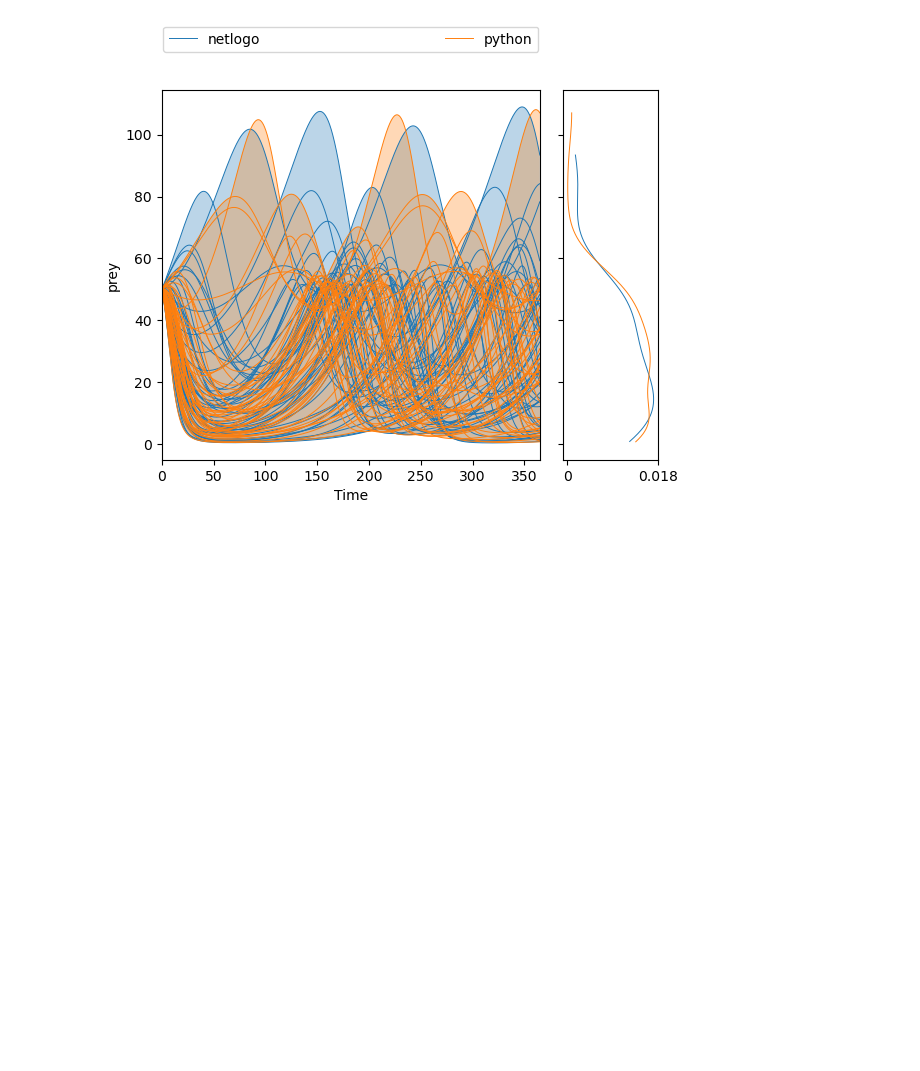
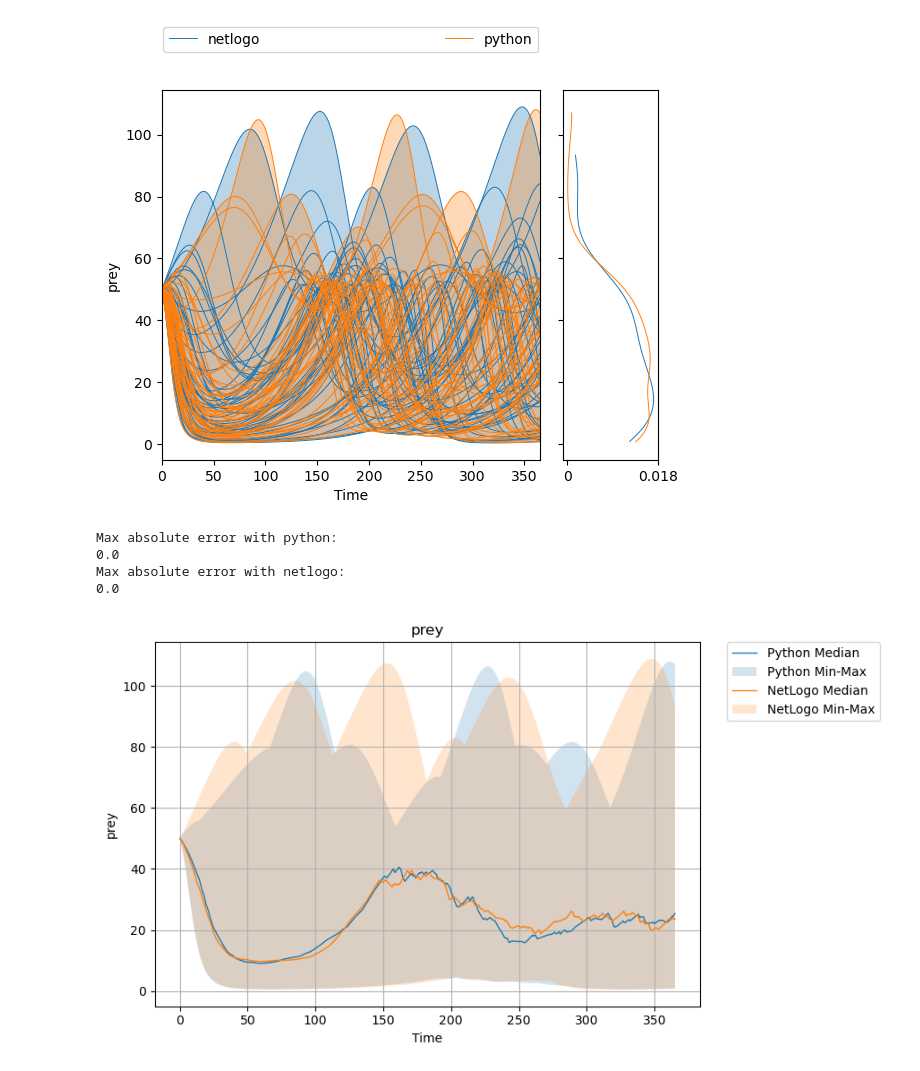
Before and after one commit to racheldelvin/epa141A_open, a Jupyter notebook: Week 1-2 - general intro to exploratory modelling/assignment 3 - multimodel_assignment.ipynb, the cells around one changed output. Saved outputs shown, nothing was run; the diff lists cells and outputs as text; code cells hidden in the pictures; blank space fills up the shorter version.

```diff
--- a/Week 1-2 - general intro to exploratory modelling/assignment 3 - multimodel_assignment.ipynb
+++ b/Week 1-2 - general intro to exploratory modelling/assignment 3 - multimodel_assignment.ipynb
@@ -224,3 +224,53 @@ lines(experiments, outcomes, outcomes_to_show='prey', group_by='model',
 plt.show()
 # %% [output]
 [figure]
+# %%
+#Find the model implementations that were sampled in the experiments
+models = [i for i in experiments.model.unique()]
+
+for model in models:
+    logical = experiments.model==model
+
+    print('Max absolute error with {}:'.format(model))
+    print(np.max(abs(outcomes['prey'][logical] - outcomes['prey'][logical])))
+# %% [output]
+Max absolute error with python:
+0.0
+Max absolute error with netlogo:
+0.0
+# %%
+def plot_time_series_outcome_together(outcomes1, outcomes2, variable_name, timestep, label1='Model 1', label2='Model 2'):
+    import numpy as np
+    import matplotlib.pyplot as plt
+
+    data1 = np.array(outcomes1[variable_name])  # shape: (n_runs, n_timesteps)
+    data2 = np.array(outcomes2[variable_name])
+
+    median1 = np.median(data1, axis=0).flatten()
+    min_vals1 = np.min(data1, axis=0).flatten()
+    max_vals1 = np.max(data1, axis=0).flatten()
+
+    median2 = np.median(data2, axis=0).flatten()
+    min_vals2 = np.min(data2, axis=0).flatten()
+    max_vals2 = np.max(data2, axis=0).flatten()
+
+    time = np.arange(0, len(median1) * timestep, timestep)
+
+    plt.figure(figsize=(9, 5))
+    plt.plot(time, median1, label=f'{label1} Median', linewidth=1)
+    plt.fill_between(time, min_vals1, max_vals1, alpha=0.2, label=f'{label1} Min-Max')
+
+    plt.plot(time, median2, label=f'{label2} Median', linewidth=1)
+    plt.fill_between(time, min_vals2, max_vals2, alpha=0.2, label=f'{label2} Min-Max')
+
+    plt.xlabel('Time')
+    plt.ylabel(variable_name)
+    plt.title(f'{variable_name}')
+    plt.legend(bbox_to_anchor=(1.05, 1), loc='upper left', borderaxespad=0.)
+    plt.grid(True)
+    plt.tight_layout()
+    plt.show()
+# %%
+plot_time_series_outcome_together(py_outcomes, nl_outcomes, 'prey', 0.25, label1='Python', label2='NetLogo')
+# %% [output]
+[figure, added]
```
Also changed, not shown: 1 other file.
